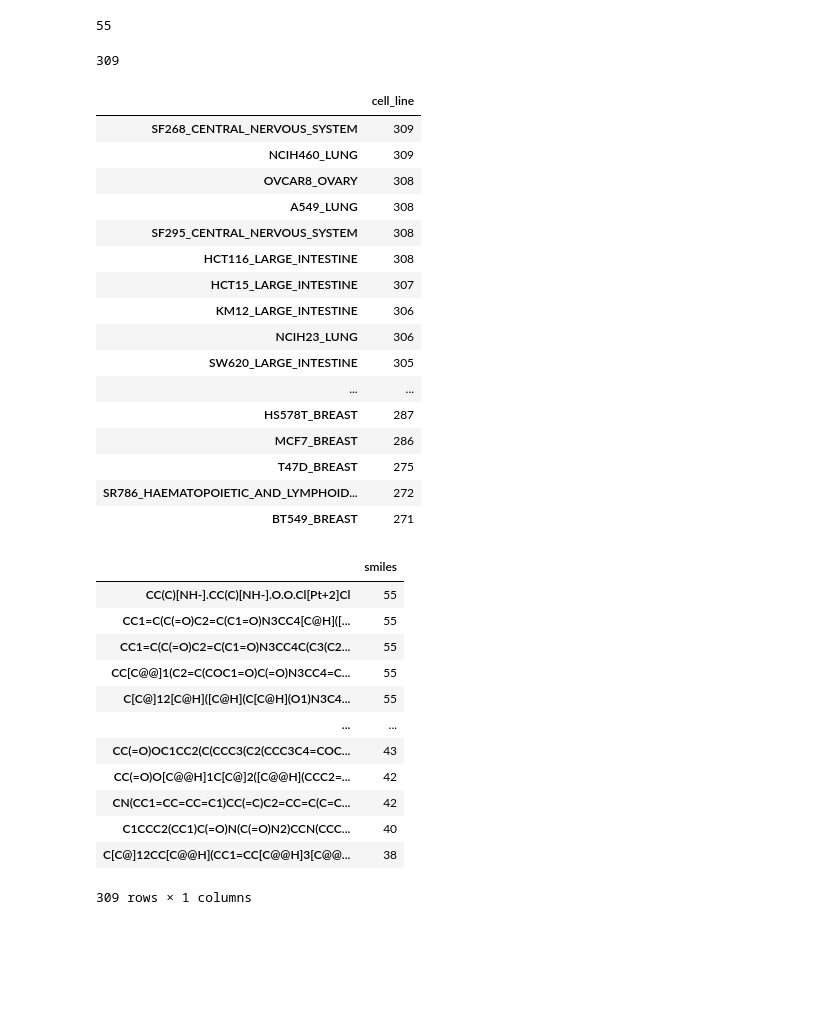
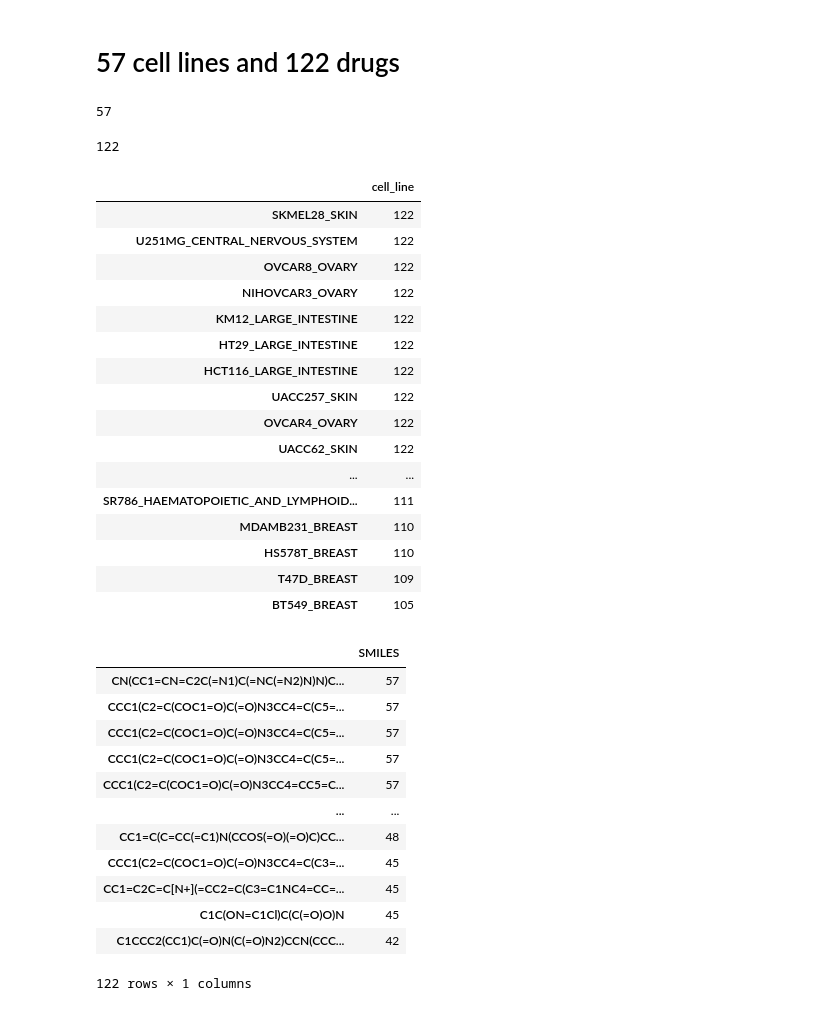
Before and after one commit to cannin/graph_neural_network_drug_response, a Jupyter notebook: notebook/get_data_with_class_label.ipynb, the cells around one changed output. Saved outputs shown, nothing was run; the diff lists cells and outputs as text; code cells hidden in the pictures; blank space fills up the shorter version.

Commit message:
update data extraction

```diff
--- a/notebook/get_data_with_class_label.ipynb
+++ b/notebook/get_data_with_class_label.ipynb
@@ -94,0 +186,6 @@ base
+# %%
+pubchem_id = pd.read_csv('../data/nci60PubChemID.csv', index_col=0).dropna()
+pubchem_id = pubchem_id.sort_values('PUBCHEM_ID')
+pubchem_id.columns = ['CID']
+# %%
+df = get_SMILES_from_pubchemID(pubchem_id)
@@ -94,0 +194,3 @@ base
+# %%
+base_smiles = base_label.merge(df, on='NSC').drop('NSC', axis=1)
+base_smiles
@@ -94,0 +213,2 @@ base
+# %%
+df = base_smiles[base_smiles['MECHANISM'] == 'DNA'].reset_index(drop=True)[['cell_line', 'SMILES', 'drug_response']]
@@ -95,45 +233,47 @@ base
+# %% [markdown]
+# 57 cell lines and 122 drugs
 # %%
-len(set(base['cell_line']))
+len(set(df['cell_line']))
 # %% [output]
-55
+57
 # %%
-len(set(base['smiles']))
+len(set(df['SMILES']))
 # %% [output]
-309
+122
 # %%
-pd.DataFrame(base['cell_line'].value_counts())
+pd.DataFrame(df['cell_line'].value_counts())
 # %% [output]
 |  | cell_line |
-| SF268_CENTRAL_NERVOUS_SYSTEM | 309 |
-| NCIH460_LUNG | 309 |
-| OVCAR8_OVARY | 308 |
-| A549_LUNG | 308 |
-| SF295_CENTRAL_NERVOUS_SYSTEM | 308 |
-| HCT116_LARGE_INTESTINE | 308 |
-| HCT15_LARGE_INTESTINE | 307 |
-| KM12_LARGE_INTESTINE | 306 |
-| NCIH23_LUNG | 306 |
-| SW620_LARGE_INTESTINE | 305 |
+| SKMEL28_SKIN | 122 |
+| U251MG_CENTRAL_NERVOUS_SYSTEM | 122 |
+| OVCAR8_OVARY | 122 |
+| NIHOVCAR3_OVARY | 122 |
+| KM12_LARGE_INTESTINE | 122 |
+| HT29_LARGE_INTESTINE | 122 |
+| HCT116_LARGE_INTESTINE | 122 |
+| UACC257_SKIN | 122 |
+| OVCAR4_OVARY | 122 |
+| UACC62_SKIN | 122 |
 | ... | ... |
-| HS578T_BREAST | 287 |
-| MCF7_BREAST | 286 |
-| T47D_BREAST | 275 |
-| SR786_HAEMATOPOIETIC_AND_LYMPHOID... | 272 |
-| BT549_BREAST | 271 |
+| SR786_HAEMATOPOIETIC_AND_LYMPHOID... | 111 |
+| MDAMB231_BREAST | 110 |
+| HS578T_BREAST | 110 |
+| T47D_BREAST | 109 |
+| BT549_BREAST | 105 |
 # %%
-pd.DataFrame(base['smiles'].value_counts())
+pd.DataFrame(df['SMILES'].value_counts())
 # %% [output]
-|  | smiles |
-| CC(C)[NH-].CC(C)[NH-].O.O.Cl[Pt+2]Cl | 55 |
-| CC1=C(C(=O)C2=C(C1=O)N3CC4[C@H]([... | 55 |
-| CC1=C(C(=O)C2=C(C1=O)N3CC4C(C3(C2... | 55 |
-| CC[C@@]1(C2=C(COC1=O)C(=O)N3CC4=C... | 55 |
-| C[C@]12[C@H]([C@H](C[C@H](O1)N3C4... | 55 |
+|  | SMILES |
+| CN(CC1=CN=C2C(=N1)C(=NC(=N2)N)N)C... | 57 |
+| CCC1(C2=C(COC1=O)C(=O)N3CC4=C(C5=... | 57 |
+| CCC1(C2=C(COC1=O)C(=O)N3CC4=C(C5=... | 57 |
+| CCC1(C2=C(COC1=O)C(=O)N3CC4=C(C5=... | 57 |
+| CCC1(C2=C(COC1=O)C(=O)N3CC4=CC5=C... | 57 |
 | ... | ... |
-| CC(=O)OC1CC2(C(CCC3(C2(CCC3C4=COC... | 43 |
-| CC(=O)O[C@@H]1C[C@]2([C@@H](CCC2=... | 42 |
-| CN(CC1=CC=CC=C1)CC(=C)C2=CC=C(C=C... | 42 |
-| C1CCC2(CC1)C(=O)N(C(=O)N2)CCN(CCC... | 40 |
-| C[C@]12CC[C@@H](CC1=CC[C@@H]3[C@@... | 38 |
+| CC1=C(C=CC(=C1)N(CCOS(=O)(=O)C)CC... | 48 |
+| CCC1(C2=C(COC1=O)C(=O)N3CC4=C(C3=... | 45 |
+| CC1=C2C=C[N+](=CC2=C(C3=C1NC4=CC=... | 45 |
+| C1C(ON=C1Cl)C(C(=O)O)N | 45 |
+| C1CCC2(CC1)C(=O)N(C(=O)N2)CCN(CCC... | 42 |
-309 rows × 1 columns
+122 rows × 1 columns
 # %%
```
Also changed, not shown: parts of 30 cells of this notebook.
